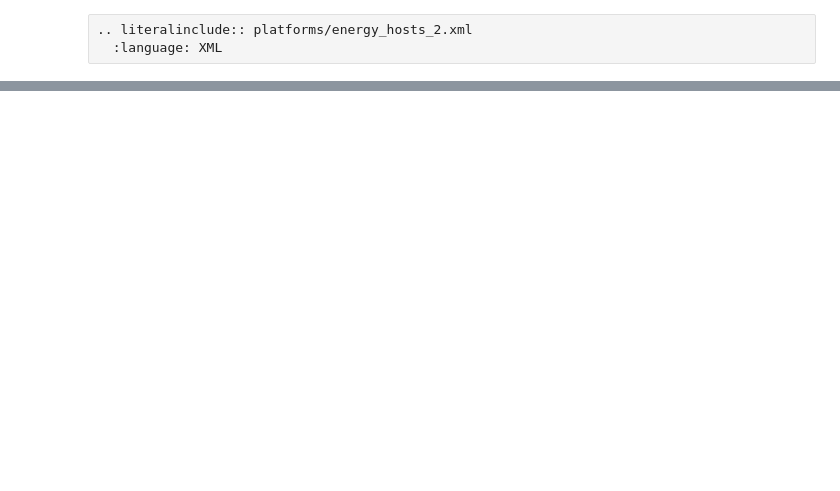
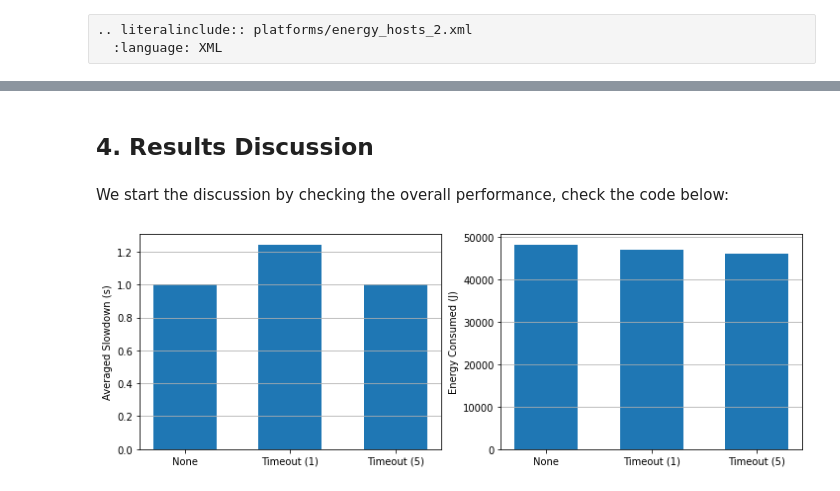
Before and after one commit to lccasagrande/batsim-py, a Jupyter notebook: docs/source/tutorials/shutdown.ipynb, the cells around one changed output, grey strips where cells are left out. Saved outputs shown, nothing was run; the diff lists cells and outputs as text; code cells hidden in the pictures; blank space fills up the shorter version.

```diff
--- a/docs/source/tutorials/shutdown.ipynb
+++ b/docs/source/tutorials/shutdown.ipynb
@@ -77,0 +153,31 @@ To fully understand the workload format, you're encouraged to read the great [Ba
+# %% [markdown]
+## 4. Results Discussion
+# %% [markdown]
+We start the discussion by checking the overall performance, check the code below:
+# %%
+import pandas as pd
+import matplotlib.pyplot as plt
+%matplotlib inline
+
+# Read results
+none, t_1, t_5 = sim_none.to_dataframe(), sim_t1.to_dataframe(), sim_t5.to_dataframe()
+none['name'], t_1['name'], t_5['name'] = "None", "Timeout (1)", "Timeout (5)"
+benchmark = pd.concat([none, t_1, t_5], ignore_index=True)
+
+# Slowdown
+plt.figure(figsize=(12,4))
+plt.subplot(1, 2, 1)
+plt.bar('name', 'mean_slowdown', data=benchmark, width=0.6)
+plt.grid(axis='y')
+plt.ylabel("Averaged Slowdown (s)")
+
+# Energy consumed
+plt.subplot(1, 2, 2)
+plt.bar('name', 'consumed_joules', data=benchmark, width=0.6)
+plt.grid(axis='y')
+plt.ylabel("Energy Consumed (J)")
+
+# Show
+plt.show()
+# %% [output]
+[figure, added]
```
Also changed, not shown: parts of 32 cells of this notebook, 7 other files.
